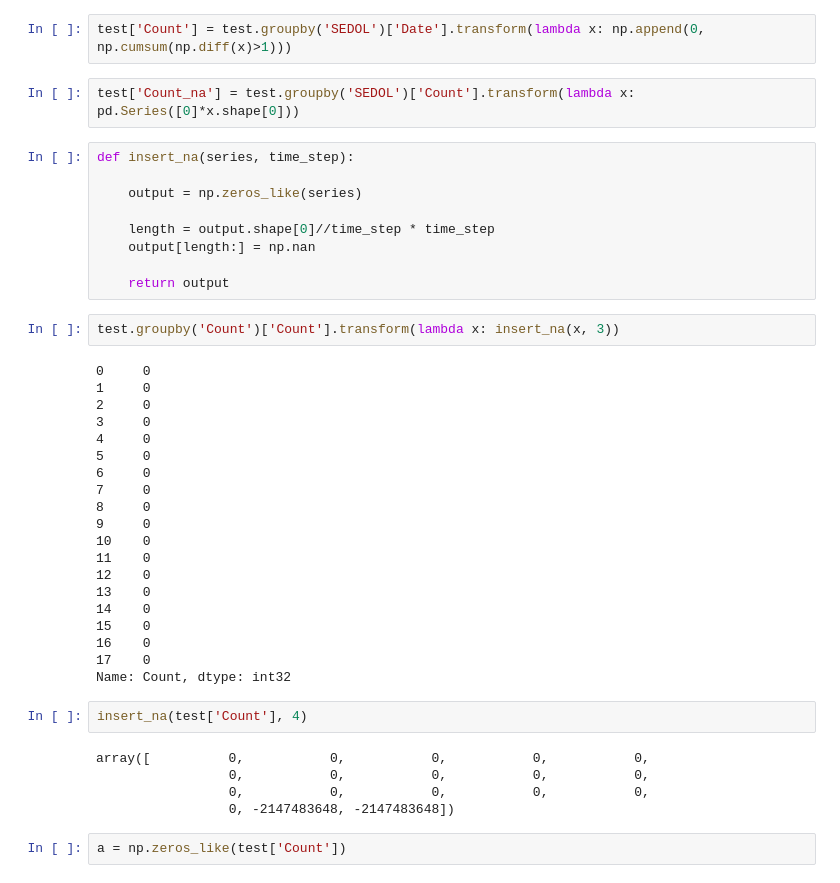
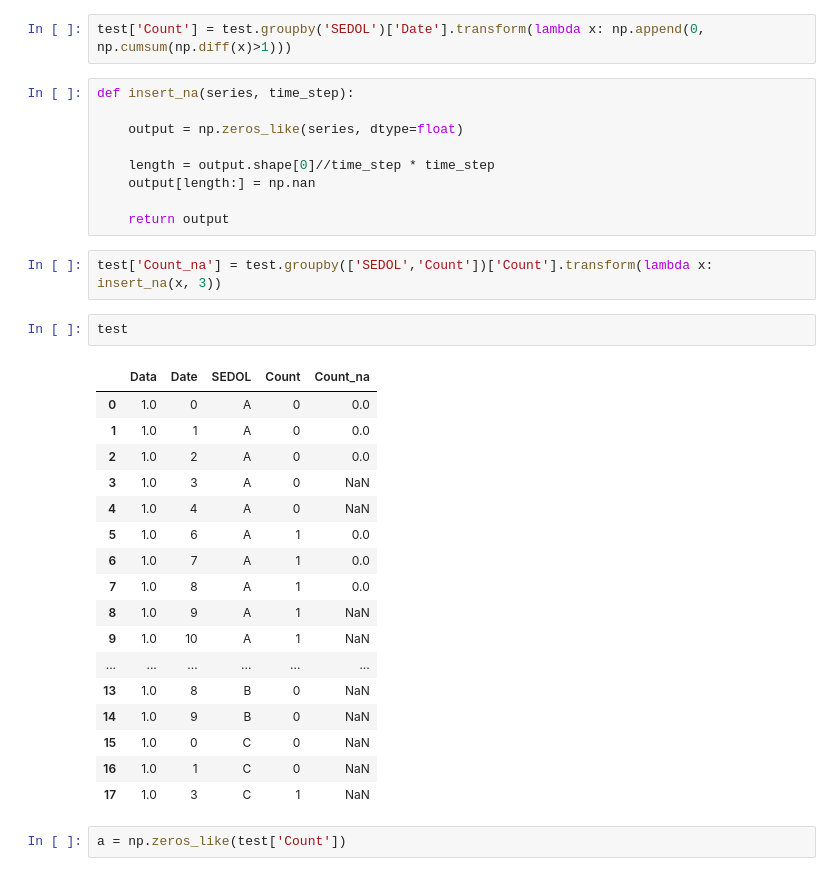
Before and after one commit to owenau/HK-Composite, a Jupyter notebook: Sequence Generation Test.ipynb, the cells around one changed output. Drawn from its saved outputs; the diff is of its cells as text.

```diff
--- a/Sequence Generation Test.ipynb
+++ b/Sequence Generation Test.ipynb
@@ -39,46 +39,37 @@ test3.shape[0]//3*3
 3
 # %%
 test['Count'] = test.groupby('SEDOL')['Date'].transform(lambda x: np.append(0, np.cumsum(np.diff(x)>1)))
+# %%
+def insert_na(series, time_step):
+
+    output = np.zeros_like(series, dtype=float)
+
+    length = output.shape[0]//time_step * time_step
+    output[length:] = np.nan
+
+    return output
 # %%
-test['Count_na'] = test.groupby('SEDOL')['Count'].transform(lambda x: pd.Series([0]*x.shape[0]))
+test['Count_na'] = test.groupby(['SEDOL','Count'])['Count'].transform(lambda x: insert_na(x, 3))
-# %%
-def insert_na(series, time_step):
-
-    output = np.zeros_like(series)
-
-    length = output.shape[0]//time_step * time_step
-    output[length:] = np.nan
-
-    return output
-# %%
-test.groupby('Count')['Count'].transform(lambda x: insert_na(x, 3))
-# %% [output]
-0     0
-1     0
-2     0
-3     0
-4     0
-5     0
-6     0
-7     0
-8     0
-9     0
-10    0
-11    0
-12    0
-13    0
-14    0
-15    0
-16    0
-17    0
-Name: Count, dtype: int32
-# %%
-insert_na(test['Count'], 4)
-# %% [output]
-array([          0,           0,           0,           0,           0,
-                 0,           0,           0,           0,           0,
-                 0,           0,           0,           0,           0,
-                 0, -2147483648, -2147483648])
+# %%
+test
+# %% [output]
+|  | Data | Date | SEDOL | Count | Count_na |
+| 0 | 1.0 | 0 | A | 0 | 0.0 |
+| 1 | 1.0 | 1 | A | 0 | 0.0 |
+| 2 | 1.0 | 2 | A | 0 | 0.0 |
+| 3 | 1.0 | 3 | A | 0 | NaN |
+| 4 | 1.0 | 4 | A | 0 | NaN |
+| 5 | 1.0 | 6 | A | 1 | 0.0 |
+| 6 | 1.0 | 7 | A | 1 | 0.0 |
+| 7 | 1.0 | 8 | A | 1 | 0.0 |
+| 8 | 1.0 | 9 | A | 1 | NaN |
+| 9 | 1.0 | 10 | A | 1 | NaN |
+| ... | ... | ... | ... | ... | ... |
+| 13 | 1.0 | 8 | B | 0 | NaN |
+| 14 | 1.0 | 9 | B | 0 | NaN |
+| 15 | 1.0 | 0 | C | 0 | NaN |
+| 16 | 1.0 | 1 | C | 0 | NaN |
+| 17 | 1.0 | 3 | C | 1 | NaN |
 # %%
 a = np.zeros_like(test['Count'])
 # %%
```
Also changed, not shown: parts of 1 cell of this notebook, 1 other file.
